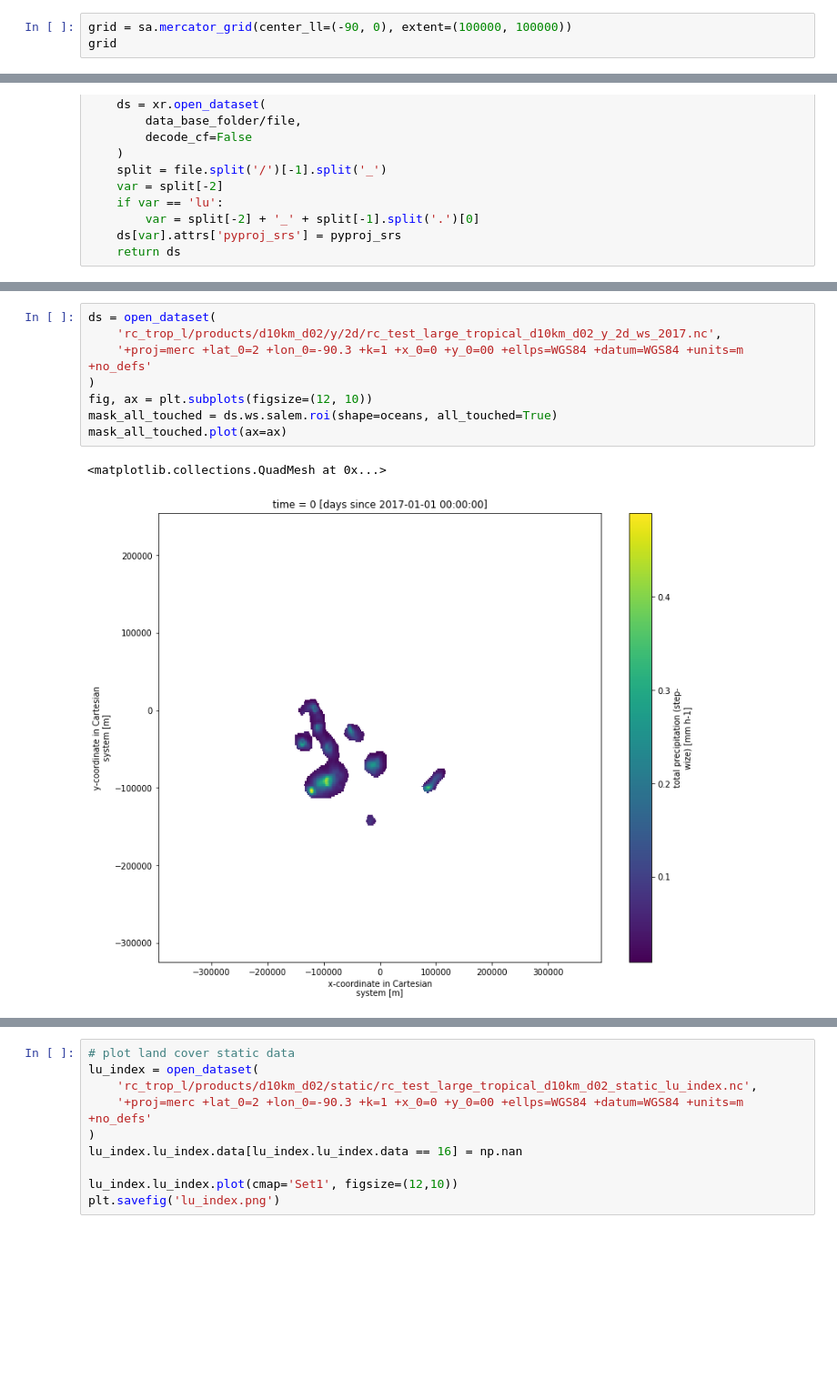
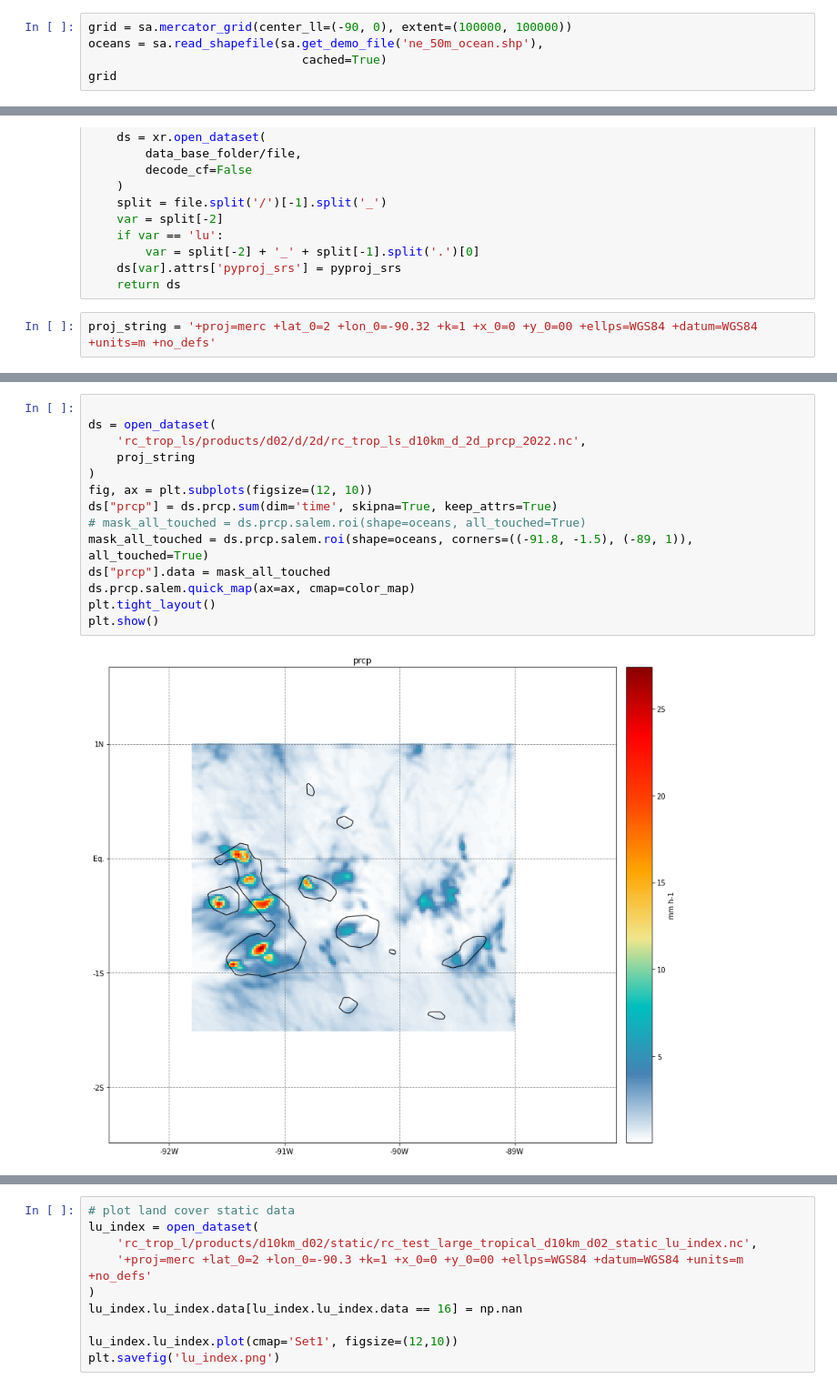
Before and after one commit to benatouba/darwin, a Jupyter notebook: plots_from_products.ipynb, the cells around one changed output, grey strips where cells are left out. Shown at 91% size. Drawn from its saved outputs; the diff is of its cells as text; blank space fills up the shorter version.

```diff
--- a/plots_from_products.ipynb
+++ b/plots_from_products.ipynb
@@ -26,6 +27,8 @@ def plot_map(ax, ds, model, cmap, scalebar=False):
     return smap
 # %%
 grid = sa.mercator_grid(center_ll=(-90, 0), extent=(100000, 100000))
+oceans = sa.read_shapefile(sa.get_demo_file('ne_50m_ocean.shp'),
+                              cached=True)
 grid
 # %% [output]
 <salem.Grid>
@@ -48,3 +51,5 @@ def open_dataset(file, pyproj_srs='+proj=merc +lat_0=2 +lon_0=-89.5 +k=1 +x_0=0
         var = split[-2] + '_' + split[-1].split('.')[0]
     ds[var].attrs['pyproj_srs'] = pyproj_srs
     return ds
+# %%
+proj_string = '+proj=merc +lat_0=2 +lon_0=-90.32 +k=1 +x_0=0 +y_0=00 +ellps=WGS84 +datum=WGS84 +units=m +no_defs'
@@ -99,13 +147,18 @@ plt.show()
 # %%
+
 ds = open_dataset(
-    'rc_trop_l/products/d10km_d02/y/2d/rc_test_large_tropical_d10km_d02_y_2d_ws_2017.nc',
-    '+proj=merc +lat_0=2 +lon_0=-90.3 +k=1 +x_0=0 +y_0=00 +ellps=WGS84 +datum=WGS84 +units=m +no_defs'
+    'rc_trop_ls/products/d02/d/2d/rc_trop_ls_d10km_d_2d_prcp_2022.nc',
+    proj_string
 )
 fig, ax = plt.subplots(figsize=(12, 10))
-mask_all_touched = ds.ws.salem.roi(shape=oceans, all_touched=True)
-mask_all_touched.plot(ax=ax)
+ds["prcp"] = ds.prcp.sum(dim='time', skipna=True, keep_attrs=True)
+# mask_all_touched = ds.prcp.salem.roi(shape=oceans, all_touched=True)
+mask_all_touched = ds.prcp.salem.roi(shape=oceans, corners=((-91.8, -1.5), (-89, 1)), all_touched=True)
+ds["prcp"].data = mask_all_touched
+ds.prcp.salem.quick_map(ax=ax, cmap=color_map)
+plt.tight_layout()
+plt.show()
 # %% [output]
-<matplotlib.collections.QuadMesh at 0x...>
-[figure, old version]
+[figure, new version]
 # %%
 ds = open_dataset(
```
Also changed, not shown: parts of 13 cells of this notebook, 2 other files.
